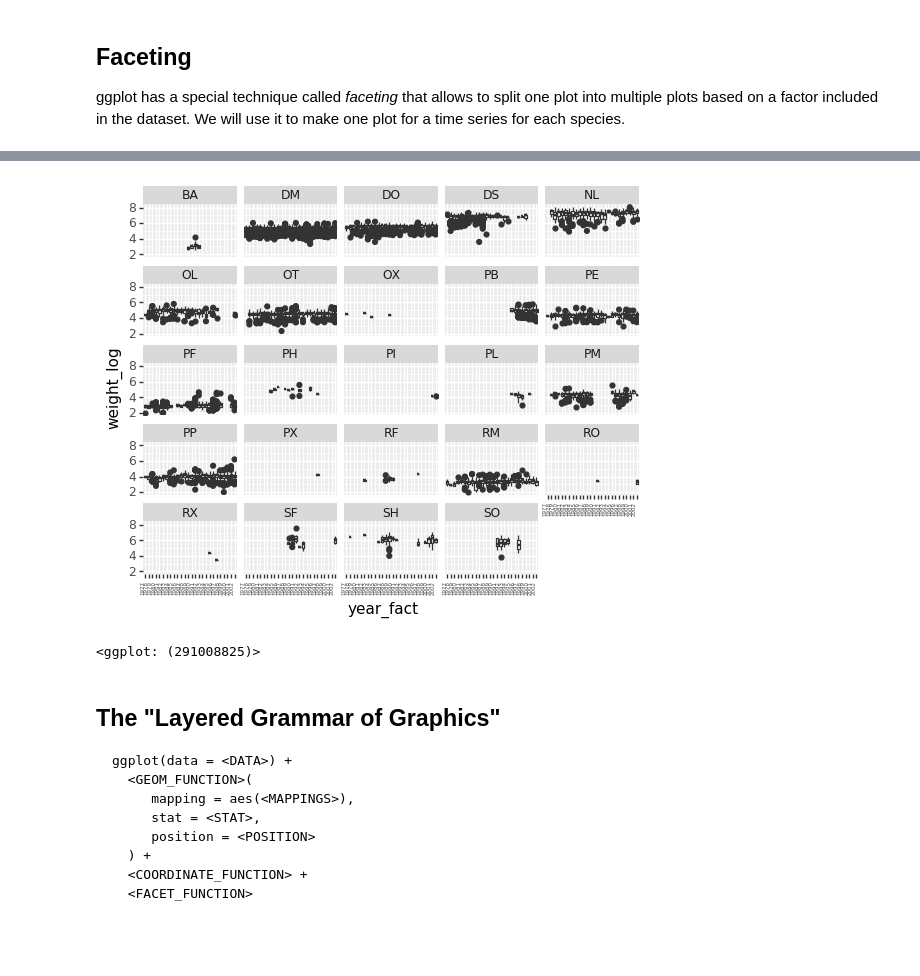
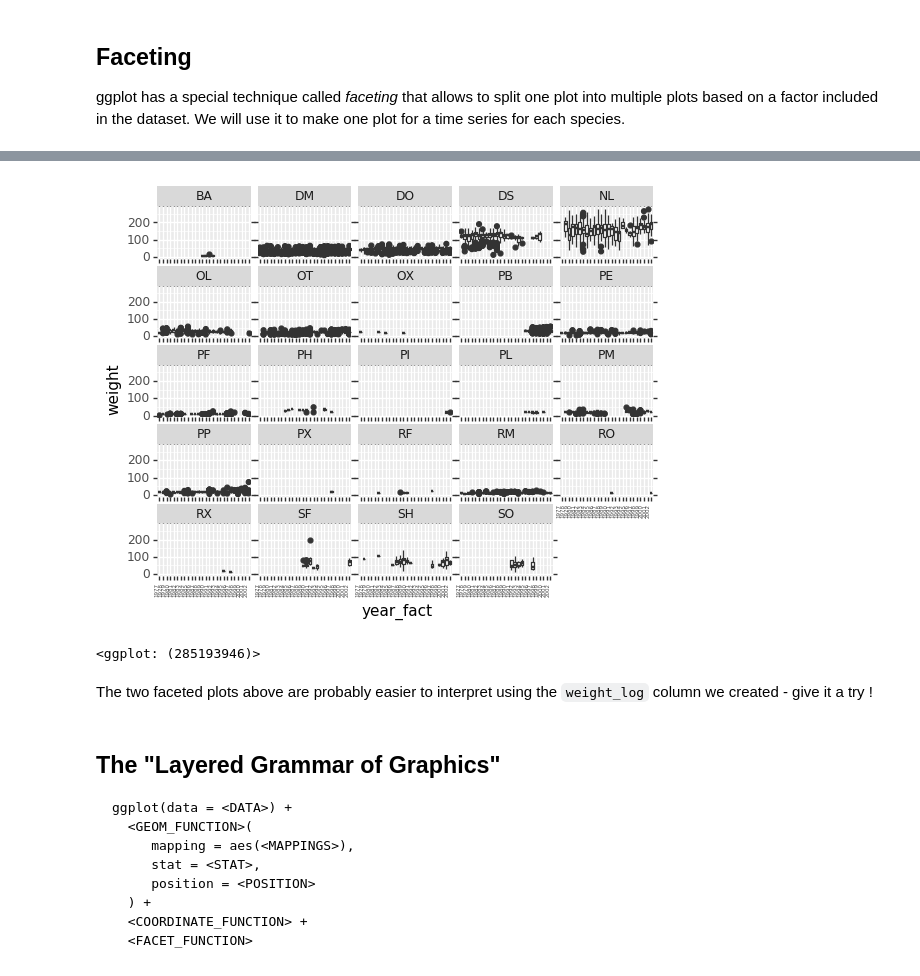
Before and after one commit to MonashDataFluency/python-workshop-base, a Jupyter notebook: workshops/docs/modules/notebooks/plotting_with_ggplot.ipynb, the cells around one changed output, grey strips where cells are left out. Cells and saved outputs as stored; diff of their text form; code cells hidden in the pictures; blank space fills up the shorter version.

Commit message:
Don't require weight_log column in plotnine if challenge skipped. Closes #19.

```diff
--- a/workshops/docs/modules/notebooks/plotting_with_ggplot.ipynb
+++ b/workshops/docs/modules/notebooks/plotting_with_ggplot.ipynb
@@ -252,12 +251,14 @@ ggplot(survs_df, aes('year_fact', 'weight')) + \
 # %%
-ggplot(survs_df, aes('year_fact', 'weight_log')) + \
+ggplot(survs_df, aes('year_fact', 'weight')) + \
     geom_boxplot() + \
     theme(axis_text_x = element_text(size=4)) + \
     facet_wrap(['species_id']) + \
     flip_xlabels
 # %% [output]
-[figure, old version]
+[figure, new version]
-<ggplot: (291008825)>
+<ggplot: (285193946)>
+# %% [markdown]
+The two faceted plots above are probably easier to interpret using the `weight_log` column we created - give it a try !
 # %% [markdown]
 ## The "Layered Grammar of Graphics"
 
```
Also changed, not shown: parts of 20 cells of this notebook, 35 other files.
